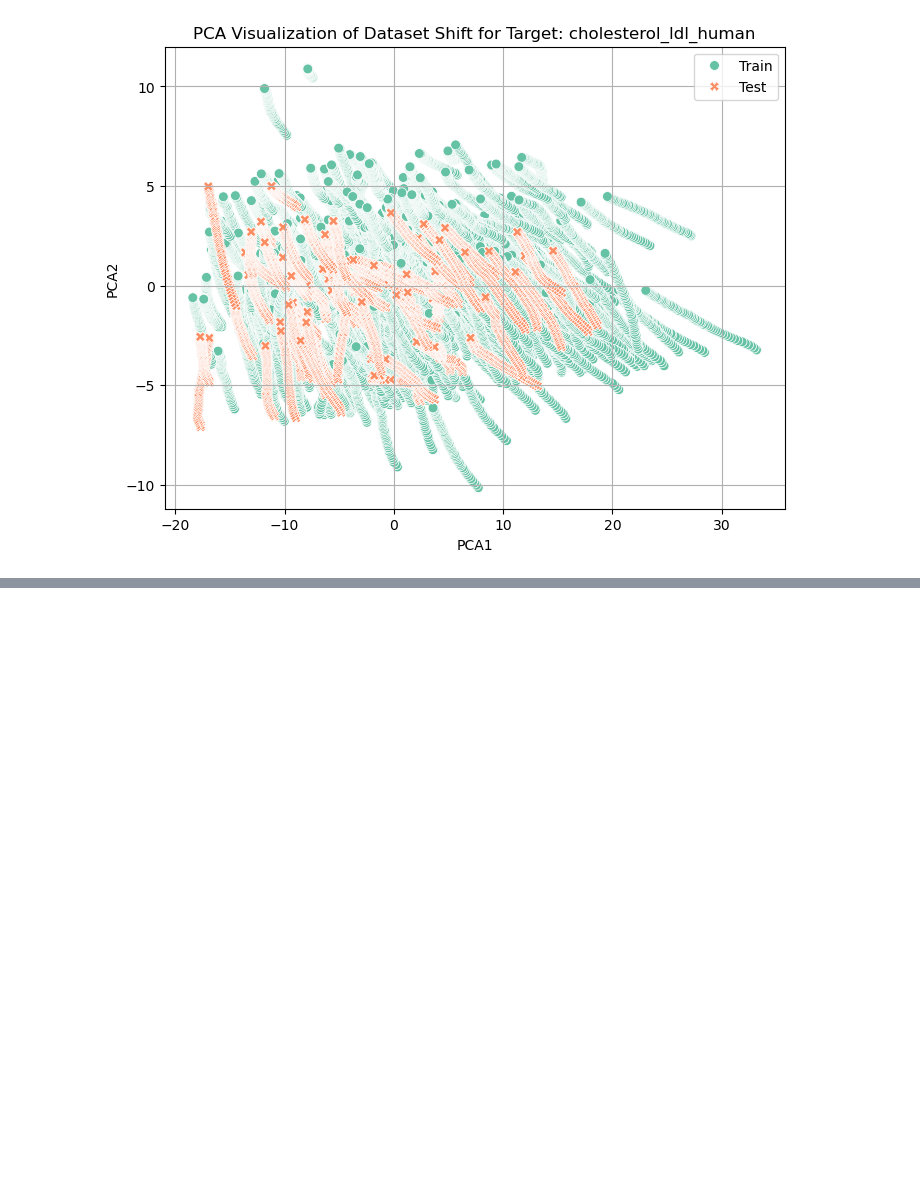
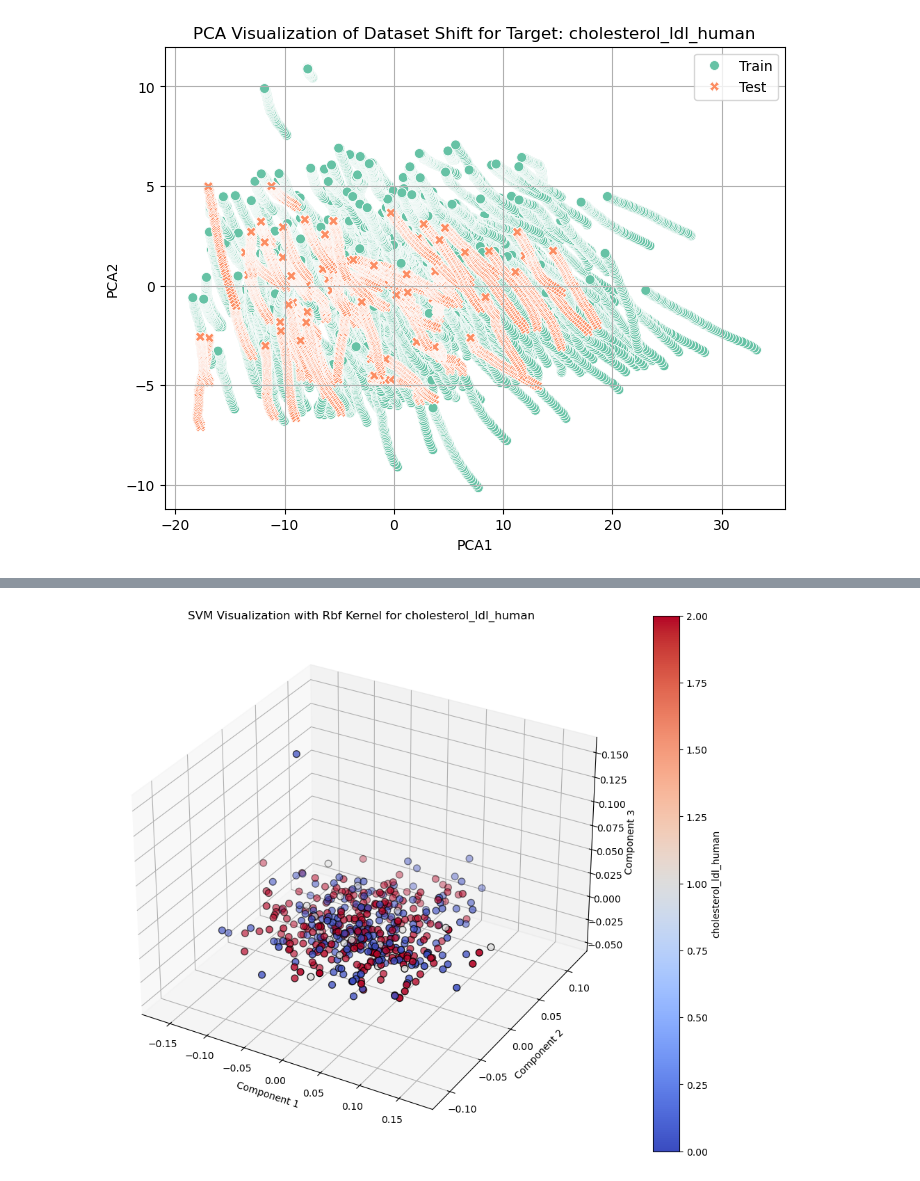
Before and after one commit to temgrom/DS-project, a Jupyter notebook: notebooks/Baseline.ipynb, the cells around one changed output, grey strips where cells are left out. Drawn from its saved outputs; the diff is of its cells as text; code cells hidden in the pictures; blank space fills up the shorter version.

```diff
--- a/notebooks/Baseline.ipynb
+++ b/notebooks/Baseline.ipynb
@@ -426,0 +508,46 @@ Visualizing dataset shift for target: cholesterol_ldl_human
+# %%
+from sklearn.svm import SVC
+
+def visualize_svm_with_kernel_3d(grouped_data, target_column, kernel='rbf'):
+    """
+    Train and visualize SVM with kernel for grouped data in 3D.
+
+    Parameters:
+    - grouped_data: Grouped train data.
+    - target_column: Name of the target variable.
+    - kernel: Kernel type for SVM (e.g., 'rbf', 'poly').
+    """
+    features = grouped_data.drop(columns=target_columns)
+    target = grouped_data[target_column]
+
+    kpca = KernelPCA(n_components=3, kernel=kernel, random_state=42)
+    reduced_features = kpca.fit_transform(features)
+
+    svm_model = SVC(kernel=kernel, gamma='auto', C=1.0)
+    svm_model.fit(reduced_features, target)
+
+    fig = plt.figure(figsize=(12, 10))
+    ax = fig.add_subplot(111, projection='3d')
+
+    scatter = ax.scatter(
+        reduced_features[:, 0],
+        reduced_features[:, 1],
+        reduced_features[:, 2],
+        c=target,
+        cmap=plt.cm.coolwarm,
+        edgecolor='k',
+        s=50
+    )
+
+    ax.set_title(f"SVM Visualization with {kernel.capitalize()} Kernel for {target_column}")
+    ax.set_xlabel("Component 1")
+    ax.set_ylabel("Component 2")
+    ax.set_zlabel("Component 3")
+    fig.colorbar(scatter, ax=ax, label=target_column)
+
+    plt.show()
+
+target_column = 'cholesterol_ldl_human'
+visualize_svm_with_kernel_3d(grouped_train_data, target_column, kernel='rbf')
+# %% [output]
+[figure, added]
```
Also changed, not shown: parts of 2 cells of this notebook.
